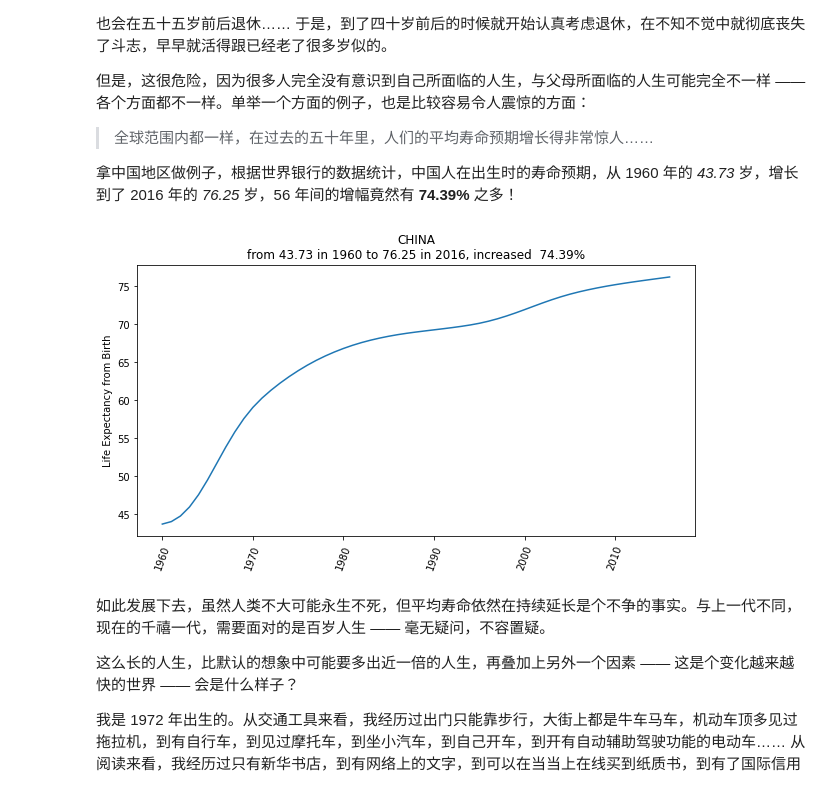
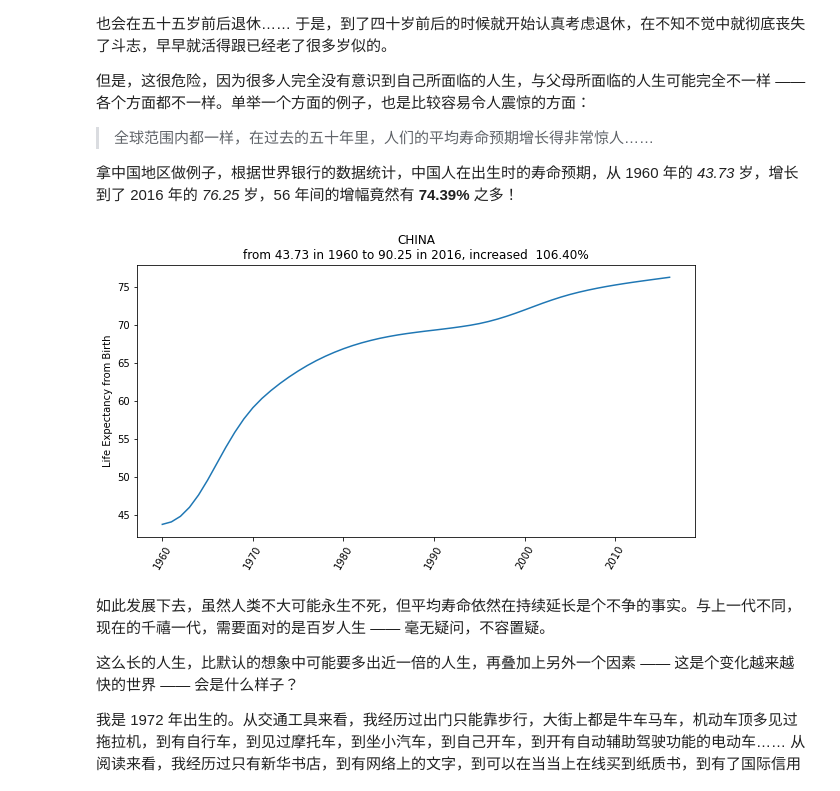
Before and after one commit to YiLeiOu/the-craft-of-selfteaching, a Jupyter notebook: Part.1.A.better.teachyourself.ipynb, the cells around one changed output. Cells and saved outputs as stored; diff of their text form; code cells hidden in the pictures.

```diff
--- a/Part.1.A.better.teachyourself.ipynb
+++ b/Part.1.A.better.teachyourself.ipynb
@@ -26,32 +26,41 @@
 # %%
 # matplotlib 2D绘图库，可以画线图、柱状图、条形图、散点图、动图等
 import matplotlib.pyplot as plt
 # numpy 科学计算
 import numpy as np
 
 # 使用numpy的方法从txt数据文件中读取数据并存为数组
 data = np.genfromtxt('life-expectancy-china-1960-2016.txt',
                      delimiter=',',
-                     names=['x', 'y'])
+                     names=['x', 'y', 'z']) # 定义命名空间，原来只有x和y，为了验证数据列表的想法自行添加了z（txt文件也多加了一列数据）
+
+# 2016年的数据赋值给da2016，data相当于一个列表，第一个元素【56】相当于第几行，第二个元素相当于第几列【1】
 da1960  = data[0][1]
-da2016  = data[-1][1]
+# da2016  = data[-1][1]
+da2016  = data[56][2]
 increase = (da2016 - da1960) / da1960
+# 把计算得出的数据插入到小标题字符串中
 note = 'from {:.2f} in 1960 to {:.2f} in 2016, increased  {:.2%}'\
     .format(da1960, da2016, increase)
-
+# figure 方法定义x轴和y轴的单位间隔
 plt.figure(figsize=(10, 5))
+# 根据数据画出线形图
 plt.plot(data['x'], data['y'])
+# y方向的说明标签
 plt.ylabel('Life Expectancy from Birth')
-plt.tick_params(axis='x', rotation=70)
+# axis： y轴单位标号的旋转角度；rotation ：x轴单位标号的旋转角度
+plt.tick_params(axis='x', rotation=60)
+# 大标题
 plt.title('CHINA\n' + note)
 
+# 把图形以图片形式保存到本地
 # plt.savefig('life-expectancy-china-1960-2016.png', transparent=True)
 plt.show()
 
 # data from:
 # https://databank.worldbank.org/data/reports.aspx?source=2&series=SP.DYN.LE00.IN
 # %% [output]
-[figure, old version]
+[figure, new version]
 # %% [markdown]
 如此发展下去，虽然人类不大可能永生不死，但平均寿命依然在持续延长是个不争的事实。与上一代不同，现在的千禧一代，需要面对的是百岁人生 —— 毫无疑问，不容置疑。
 
```
Also changed, not shown: 1 other file.
